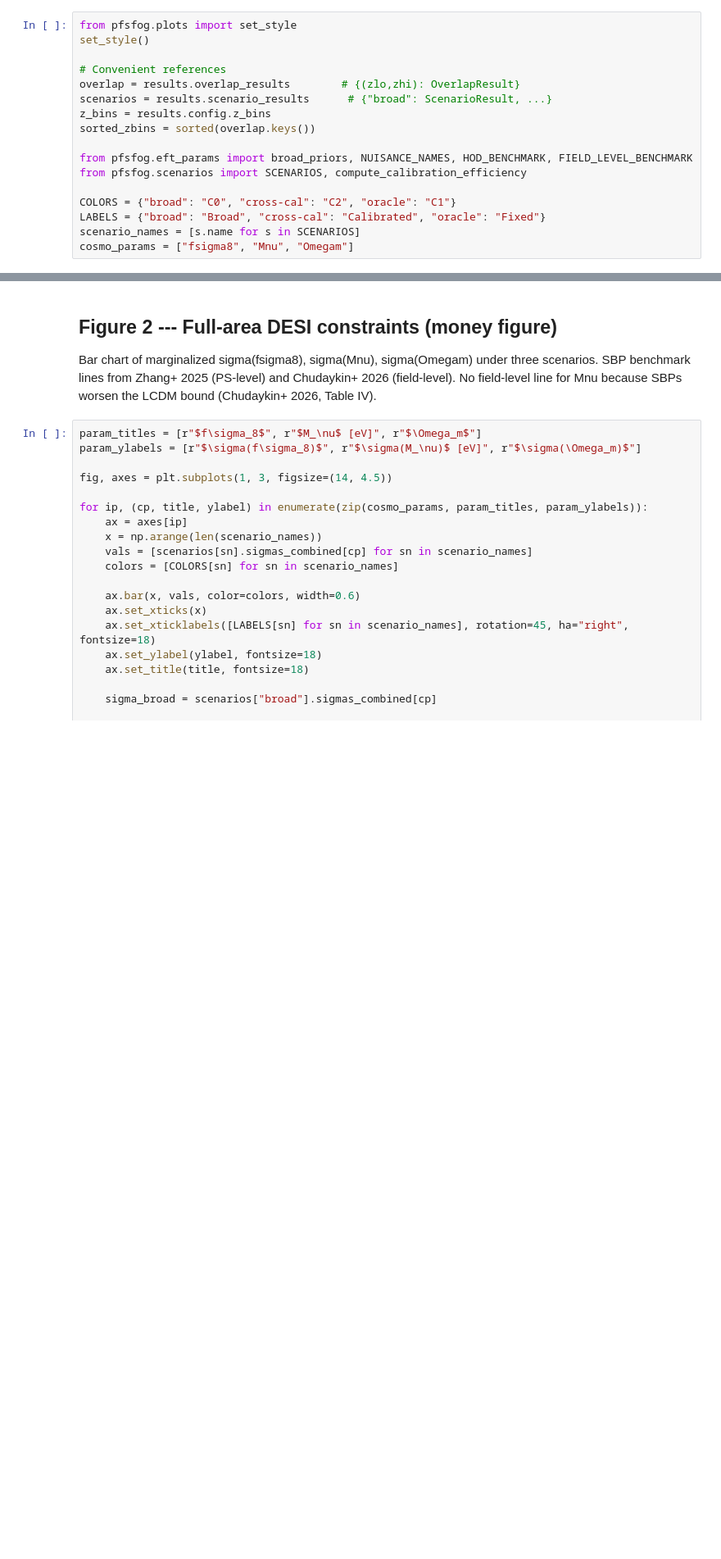
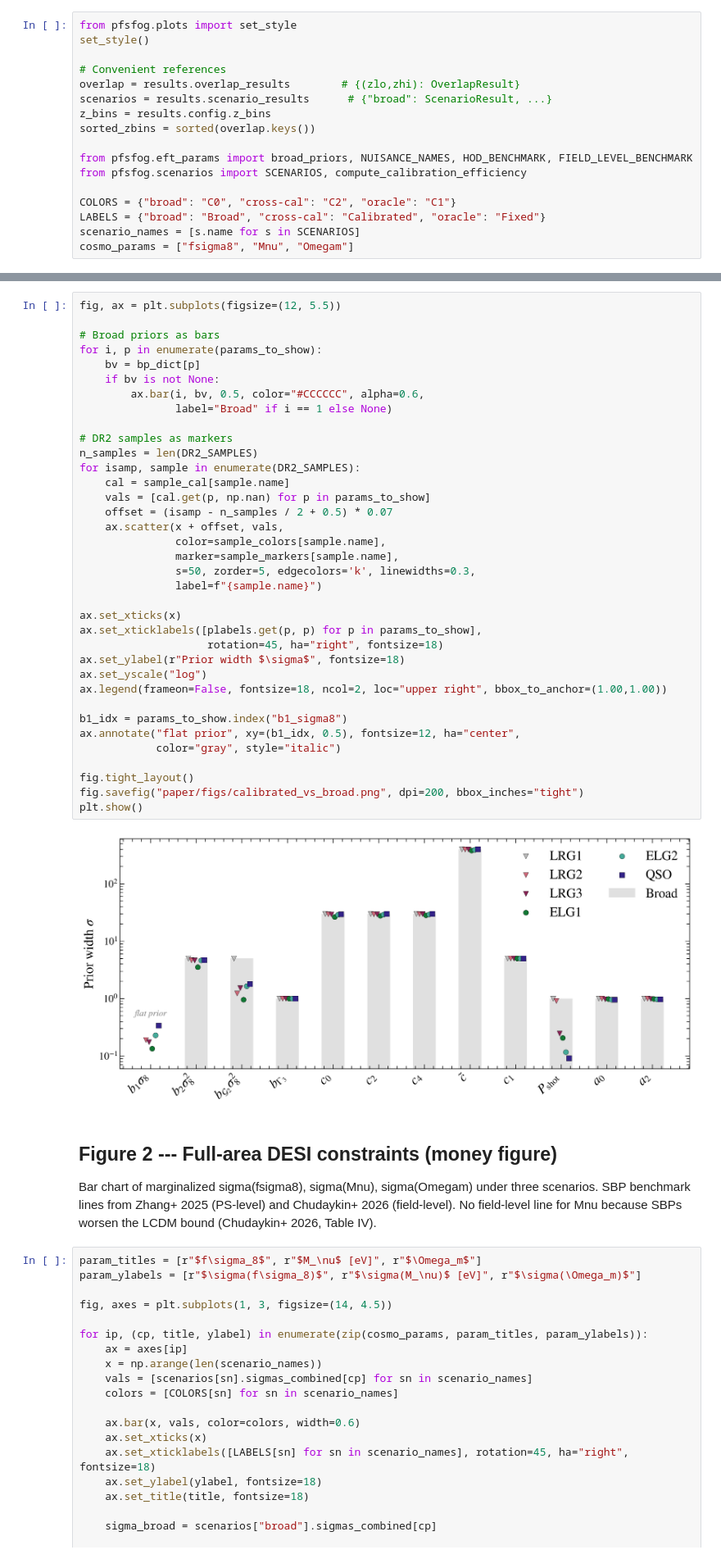
Before and after one commit to MinhMPA/PFSxDESI-multi-fish, a Jupyter notebook: notebooks/figures.ipynb, the cells around one changed output, grey strips where cells are left out. Shown at 82% size. Saved outputs shown, nothing was run; the diff lists cells and outputs as text; blank space fills up the shorter version.

```diff
--- a/notebooks/figures.ipynb
+++ b/notebooks/figures.ipynb
@@ -158,3 +165,41 @@ plt.show()
+# %%
+fig, ax = plt.subplots(figsize=(12, 5.5))
+
+# Broad priors as bars
+for i, p in enumerate(params_to_show):
+    bv = bp_dict[p]
+    if bv is not None:
+        ax.bar(i, bv, 0.5, color="#CCCCCC", alpha=0.6,
+               label="Broad" if i == 1 else None)
+
+# DR2 samples as markers
+n_samples = len(DR2_SAMPLES)
+for isamp, sample in enumerate(DR2_SAMPLES):
+    cal = sample_cal[sample.name]
+    vals = [cal.get(p, np.nan) for p in params_to_show]
+    offset = (isamp - n_samples / 2 + 0.5) * 0.07
+    ax.scatter(x + offset, vals,
+               color=sample_colors[sample.name],
+               marker=sample_markers[sample.name],
+               s=50, zorder=5, edgecolors='k', linewidths=0.3,
+               label=f"{sample.name}")
+
+ax.set_xticks(x)
+ax.set_xticklabels([plabels.get(p, p) for p in params_to_show],
+                    rotation=45, ha="right", fontsize=18)
+ax.set_ylabel(r"Prior width $\sigma$", fontsize=18)
+ax.set_yscale("log")
+ax.legend(frameon=False, fontsize=18, ncol=2, loc="upper right", bbox_to_anchor=(1.00,1.00))
+
+b1_idx = params_to_show.index("b1_sigma8")
+ax.annotate("flat prior", xy=(b1_idx, 0.5), fontsize=12, ha="center",
+            color="gray", style="italic")
+
+fig.tight_layout()
+fig.savefig("paper/figs/calibrated_vs_broad.png", dpi=200, bbox_inches="tight")
+plt.show()
+# %% [output]
+[figure, added]
 # %% [markdown]
 ## Figure 2 --- Full-area DESI constraints (money figure)
 
```
Also changed, not shown: parts of 3 cells of this notebook, 2 other files.
